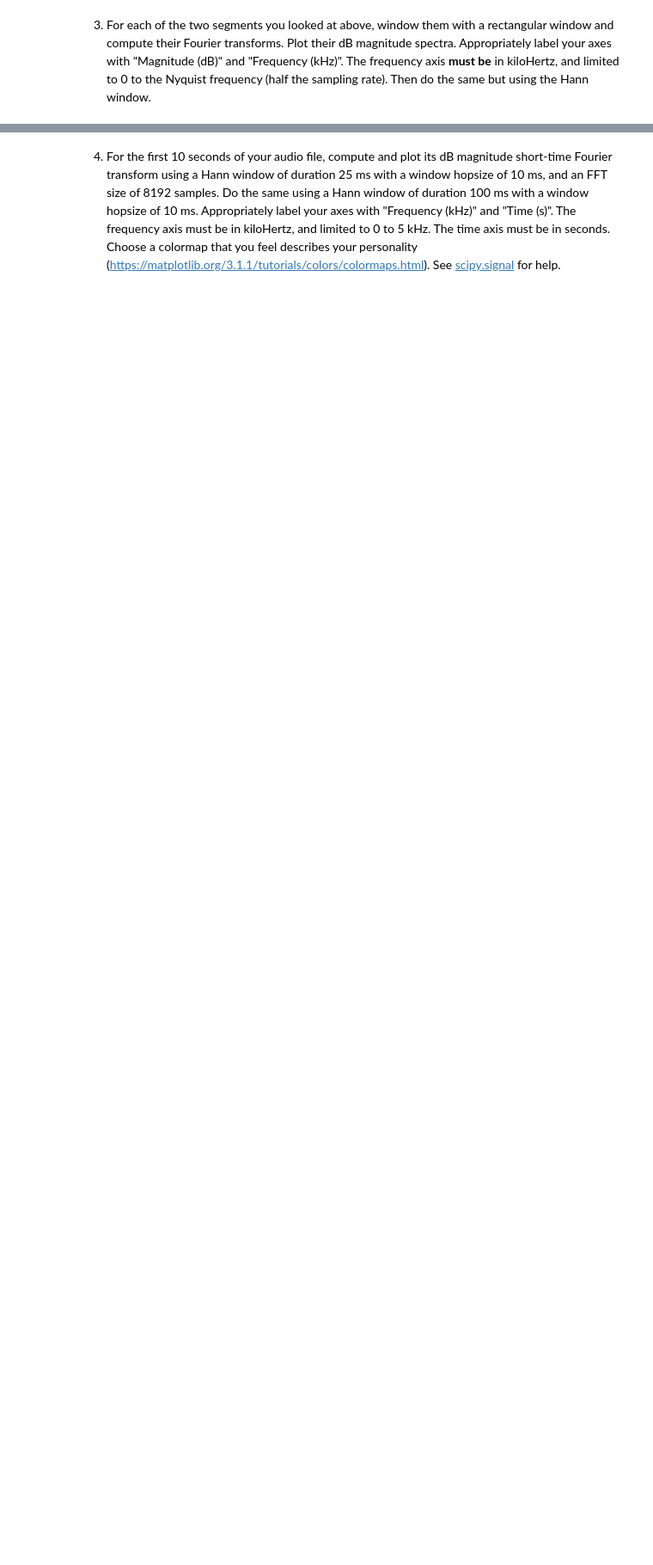
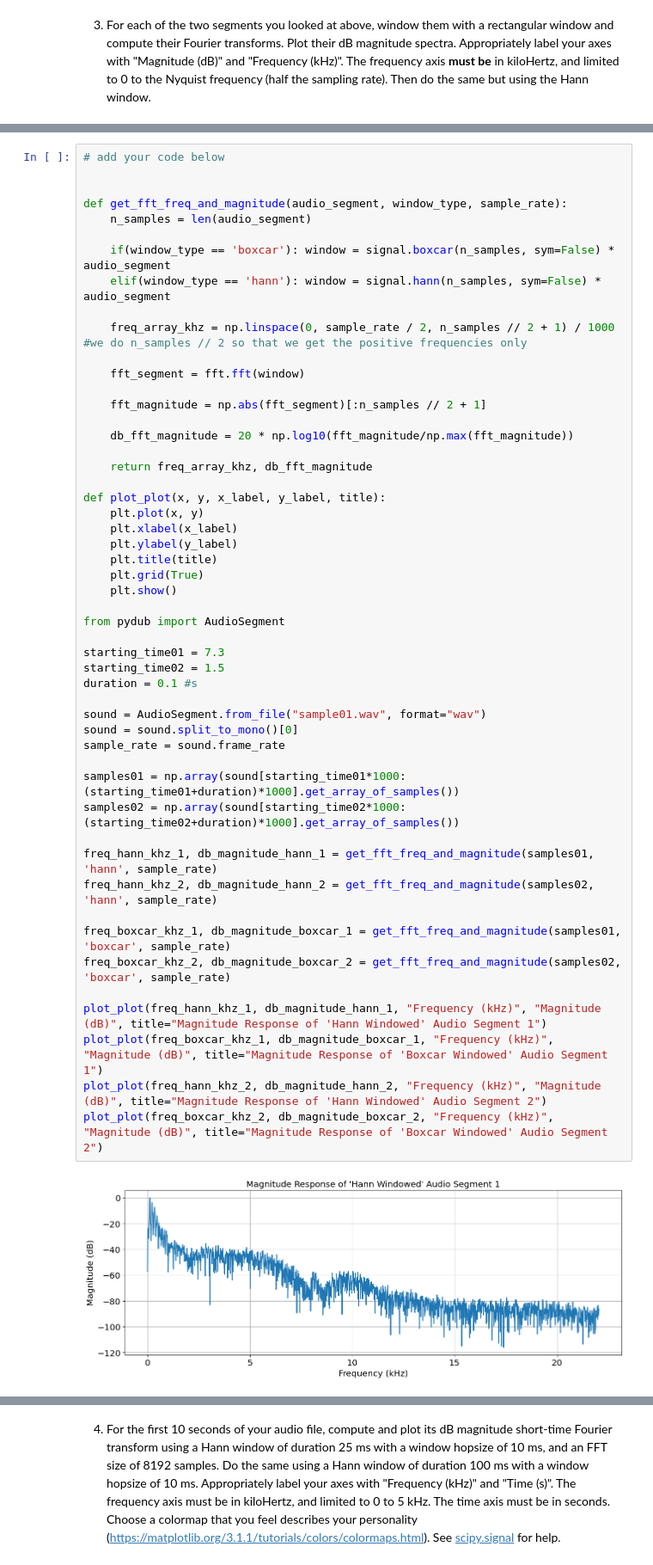
Before and after one commit to simoclemens/KTH-MusicInformaticsLabs, a Jupyter notebook: DT2470_lab01.ipynb, the cells around one changed output, grey strips where cells are left out. Shown at 86% size. Cells and saved outputs as stored; diff of their text form; blank space fills up the shorter version.

```diff
--- a/DT2470_lab01.ipynb
+++ b/DT2470_lab01.ipynb
@@ -61,0 +122,53 @@ print(n_channels)
+# %%
+# add your code below
+
+
+def get_fft_freq_and_magnitude(audio_segment, window_type, sample_rate):
+    n_samples = len(audio_segment)
+
+    if(window_type == 'boxcar'): window = signal.boxcar(n_samples, sym=False) * audio_segment
+    elif(window_type == 'hann'): window = signal.hann(n_samples, sym=False) * audio_segment
+
+    freq_array_khz = np.linspace(0, sample_rate / 2, n_samples // 2 + 1) / 1000 #we do n_samples // 2 so that we get the positive frequencies only
+
+    fft_segment = fft.fft(window)
+
+    fft_magnitude = np.abs(fft_segment)[:n_samples // 2 + 1]
+
+    db_fft_magnitude = 20 * np.log10(fft_magnitude/np.max(fft_magnitude))
+
+    return freq_array_khz, db_fft_magnitude
+
+def plot_plot(x, y, x_label, y_label, title):
+    plt.plot(x, y)
+    plt.xlabel(x_label)
+    plt.ylabel(y_label)
+    plt.title(title)
+    plt.grid(True)
+    plt.show()
+
+from pydub import AudioSegment
+
+starting_time01 = 7.3
+starting_time02 = 1.5
+duration = 0.1 #s
+
+sound = AudioSegment.from_file("sample01.wav", format="wav")
+sound = sound.split_to_mono()[0]
+sample_rate = sound.frame_rate
+
+samples01 = np.array(sound[starting_time01*1000:(starting_time01+duration)*1000].get_array_of_samples())
+samples02 = np.array(sound[starting_time02*1000:(starting_time02+duration)*1000].get_array_of_samples())
+
+freq_hann_khz_1, db_magnitude_hann_1 = get_fft_freq_and_magnitude(samples01, 'hann', sample_rate)
+freq_hann_khz_2, db_magnitude_hann_2 = get_fft_freq_and_magnitude(samples02, 'hann', sample_rate)
+
+freq_boxcar_khz_1, db_magnitude_boxcar_1 = get_fft_freq_and_magnitude(samples01, 'boxcar', sample_rate)
+freq_boxcar_khz_2, db_magnitude_boxcar_2 = get_fft_freq_and_magnitude(samples02, 'boxcar', sample_rate)
+
+plot_plot(freq_hann_khz_1, db_magnitude_hann_1, "Frequency (kHz)", "Magnitude (dB)", title="Magnitude Response of 'Hann Windowed' Audio Segment 1")
+plot_plot(freq_boxcar_khz_1, db_magnitude_boxcar_1, "Frequency (kHz)", "Magnitude (dB)", title="Magnitude Response of 'Boxcar Windowed' Audio Segment 1")
+plot_plot(freq_hann_khz_2, db_magnitude_hann_2, "Frequency (kHz)", "Magnitude (dB)", title="Magnitude Response of 'Hann Windowed' Audio Segment 2")
+plot_plot(freq_boxcar_khz_2, db_magnitude_boxcar_2, "Frequency (kHz)", "Magnitude (dB)", title="Magnitude Response of 'Boxcar Windowed' Audio Segment 2")
+# %% [output]
+[figure, added]
```
Also changed, not shown: parts of 13 cells of this notebook.
